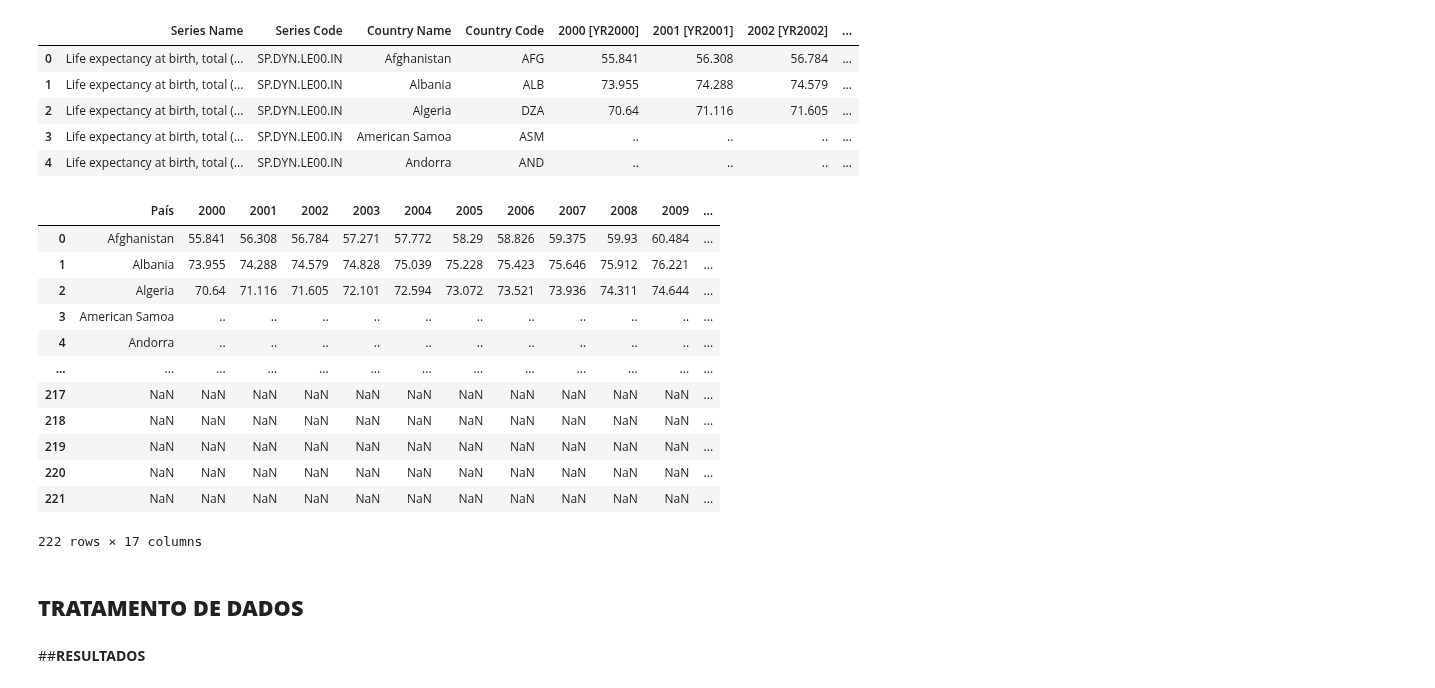
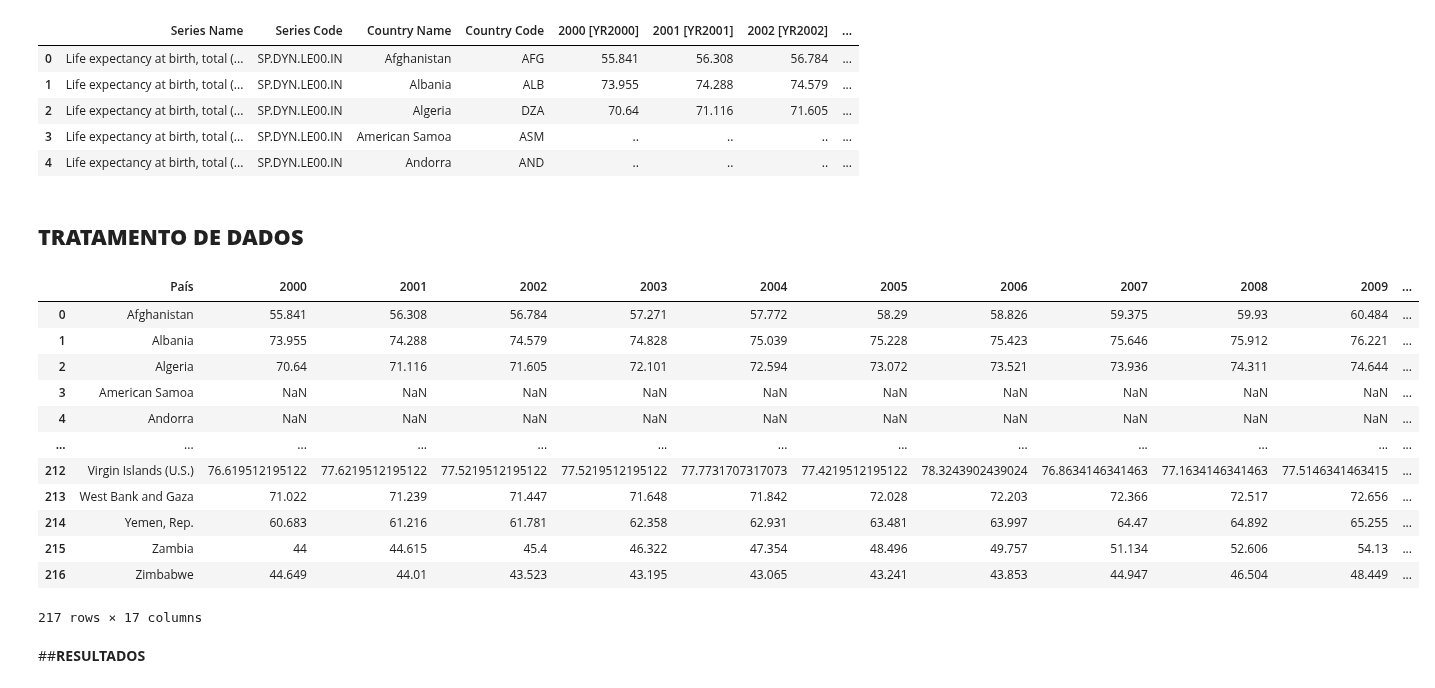
Before and after one commit to lucammarini/Project_Statistic_Analysis_01, a Jupyter notebook: Projeto_Statistic_Analysis_01.ipynb, the cells around one changed output. Saved outputs shown, nothing was run; the diff lists cells and outputs as text; code cells hidden in the pictures.

```diff
--- a/Projeto_Statistic_Analysis_01.ipynb
+++ b/Projeto_Statistic_Analysis_01.ipynb
@@ -59,39 +59,40 @@ df.head()
 | 2 | Life expectancy at birth, total (... | SP.DYN.LE00.IN | Algeria | DZA | 70.64 | 71.116 | 71.605 | ... |
 | 3 | Life expectancy at birth, total (... | SP.DYN.LE00.IN | American Samoa | ASM | .. | .. | .. | ... |
 | 4 | Life expectancy at birth, total (... | SP.DYN.LE00.IN | Andorra | AND | .. | .. | .. | ... |
-# %%
-try:
-  df.drop('Series Name',  axis='columns', inplace=True)    # remove colunas desnecessárias
-  df.drop('Series Code',  axis='columns', inplace=True)    # remove colunas desnecessárias
-  df.drop('Country Code',  axis='columns', inplace=True)    # remove colunas desnecessárias
-except:
-  pass
-
-# transposição
-# df = df.transpose()                                       # transpõe o dataframe para facilitar a visualização
-# new_header = df.iloc[0]                                   #grab the first row for the header
-# df = df[1:]                                               #take the data less the header row
-# df.columns = new_header                                   #set the header row as the df header
-
-# renomear colunas
-df.columns = ['País', '2000', '2001', '2002', '2003', '2004', '2005', '2006', '2007', '2008', '2009', '2010', '2011', '2012', '2013', '2014', '2015']
-
-# Remove index NaN:
-df['ano (int)'].dropna()
-df
-# %% [output]
-|  | País | 2000 | 2001 | 2002 | 2003 | 2004 | 2005 | 2006 | 2007 | 2008 | 2009 | ... |
-| 0 | Afghanistan | 55.841 | 56.308 | 56.784 | 57.271 | 57.772 | 58.29 | 58.826 | 59.375 | 59.93 | 60.484 | ... |
-| 1 | Albania | 73.955 | 74.288 | 74.579 | 74.828 | 75.039 | 75.228 | 75.423 | 75.646 | 75.912 | 76.221 | ... |
-| 2 | Algeria | 70.64 | 71.116 | 71.605 | 72.101 | 72.594 | 73.072 | 73.521 | 73.936 | 74.311 | 74.644 | ... |
-| 3 | American Samoa | .. | .. | .. | .. | .. | .. | .. | .. | .. | .. | ... |
-| 4 | Andorra | .. | .. | .. | .. | .. | .. | .. | .. | .. | .. | ... |
-| ... | ... | ... | ... | ... | ... | ... | ... | ... | ... | ... | ... | ... |
-| 217 | NaN | NaN | NaN | NaN | NaN | NaN | NaN | NaN | NaN | NaN | NaN | ... |
-| 218 | NaN | NaN | NaN | NaN | NaN | NaN | NaN | NaN | NaN | NaN | NaN | ... |
-| 219 | NaN | NaN | NaN | NaN | NaN | NaN | NaN | NaN | NaN | NaN | NaN | ... |
-| 220 | NaN | NaN | NaN | NaN | NaN | NaN | NaN | NaN | NaN | NaN | NaN | ... |
-| 221 | NaN | NaN | NaN | NaN | NaN | NaN | NaN | NaN | NaN | NaN | NaN | ... |
-222 rows × 17 columns
 # %% [markdown]
 ## **TRATAMENTO DE DADOS**
+# %%
+try:
+  df.drop('Series Name',  axis='columns', inplace=True)    # remove colunas desnecessárias
+  df.drop('Series Code',  axis='columns', inplace=True)    # remove colunas desnecessárias
+  df.drop('Country Code',  axis='columns', inplace=True)    # remove colunas desnecessárias
+except:
+  pass
+
+# transposição
+# df = df.transpose()                                       # transpõe o dataframe para facilitar a visualização
+# new_header = df.iloc[0]                                   #grab the first row for the header
+# df = df[1:]                                               #take the data less the header row
+# df.columns = new_header                                   #set the header row as the df header
+
+# renomear colunas
+df.columns = ['País', '2000', '2001', '2002', '2003', '2004', '2005', '2006', '2007', '2008', '2009', '2010', '2011', '2012', '2013', '2014', '2015']
+
+# Remove NaN:
+df.replace('..', np.nan, inplace=True)
+df = df[df['País'].notna()]
+df
+# %% [output]
+|  | País | 2000 | 2001 | 2002 | 2003 | 2004 | 2005 | 2006 | 2007 | 2008 | 2009 | ... |
+| 0 | Afghanistan | 55.841 | 56.308 | 56.784 | 57.271 | 57.772 | 58.29 | 58.826 | 59.375 | 59.93 | 60.484 | ... |
+| 1 | Albania | 73.955 | 74.288 | 74.579 | 74.828 | 75.039 | 75.228 | 75.423 | 75.646 | 75.912 | 76.221 | ... |
+| 2 | Algeria | 70.64 | 71.116 | 71.605 | 72.101 | 72.594 | 73.072 | 73.521 | 73.936 | 74.311 | 74.644 | ... |
+| 3 | American Samoa | NaN | NaN | NaN | NaN | NaN | NaN | NaN | NaN | NaN | NaN | ... |
+| 4 | Andorra | NaN | NaN | NaN | NaN | NaN | NaN | NaN | NaN | NaN | NaN | ... |
+| ... | ... | ... | ... | ... | ... | ... | ... | ... | ... | ... | ... | ... |
+| 212 | Virgin Islands (U.S.) | 76.619512195122 | 77.6219512195122 | 77.5219512195122 | 77.5219512195122 | 77.7731707317073 | 77.4219512195122 | 78.3243902439024 | 76.8634146341463 | 77.1634146341463 | 77.5146341463415 | ... |
+| 213 | West Bank and Gaza | 71.022 | 71.239 | 71.447 | 71.648 | 71.842 | 72.028 | 72.203 | 72.366 | 72.517 | 72.656 | ... |
+| 214 | Yemen, Rep. | 60.683 | 61.216 | 61.781 | 62.358 | 62.931 | 63.481 | 63.997 | 64.47 | 64.892 | 65.255 | ... |
+| 215 | Zambia | 44 | 44.615 | 45.4 | 46.322 | 47.354 | 48.496 | 49.757 | 51.134 | 52.606 | 54.13 | ... |
+| 216 | Zimbabwe | 44.649 | 44.01 | 43.523 | 43.195 | 43.065 | 43.241 | 43.853 | 44.947 | 46.504 | 48.449 | ... |
+217 rows × 17 columns
```
Also changed, not shown: parts of 4 cells of this notebook.
